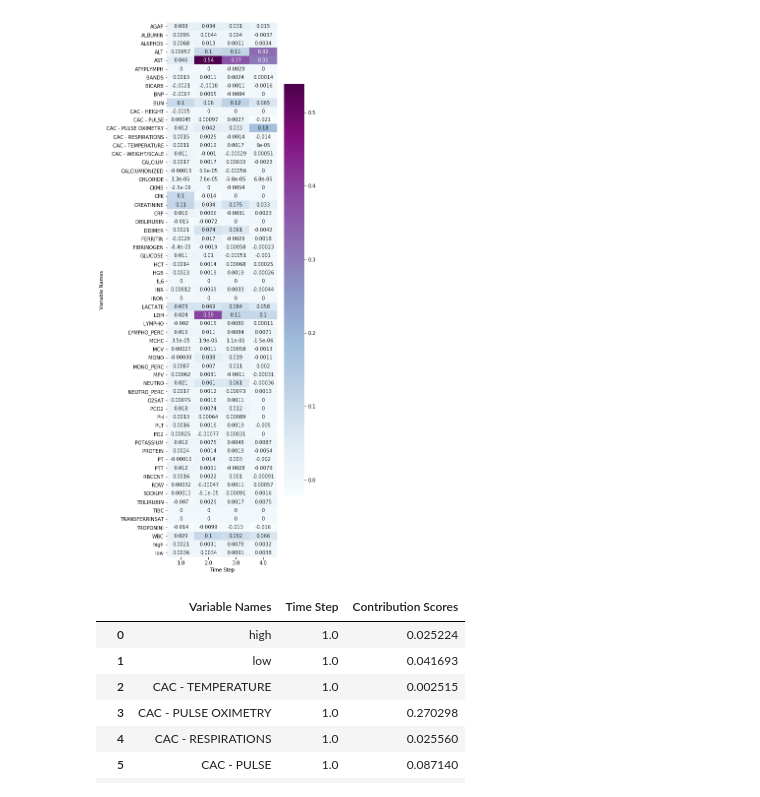
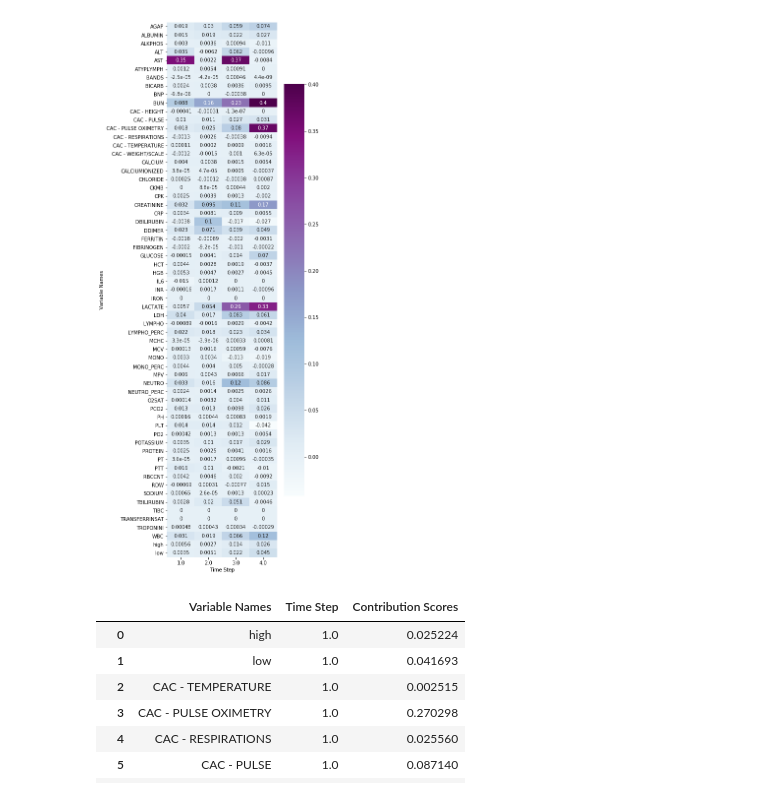
Before and after one commit to Tingyiwanyan/Contrastive_Learning_For_Covid, a Jupyter notebook: draw_heat_map.ipynb, the cells around one changed output. Cells and saved outputs as stored; diff of their text form; code cells hidden in the pictures.

```diff
--- a/draw_heat_map.ipynb
+++ b/draw_heat_map.ipynb
@@ -4,12 +4,12 @@ import numpy as np
 import matplotlib.pyplot as plt
 # %%
 import pandas as pd
-heat = pd.read_csv("3_6_24h_mortalit_ce_retain.csv")
+heat = pd.read_csv("9_mortality_24_retain_cl_heat_map.csv")
 heat_map = heat.pivot("Variable Names","Time Step","Contribution Scores")
 fig = plt.figure(figsize=(5,20))
 heat_ = sns.heatmap(heat_map,annot=True,cmap='BuPu')
 # %% [output]
-[figure, old version]
+[figure, new version]
 # %%
 heat
 # %% [output]
```
Also changed, not shown: 4 other files.
